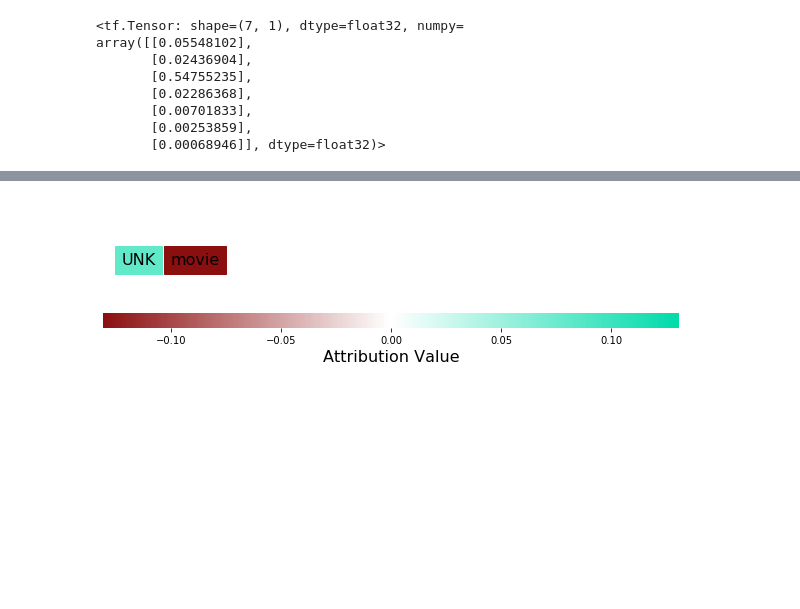
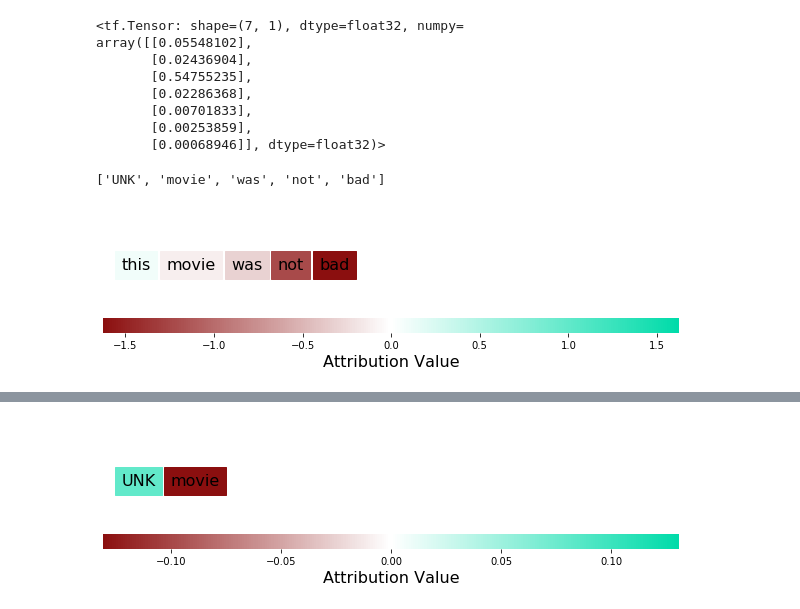
Before and after one commit to suinleelab/path_explain, a Jupyter notebook: examples/natural_language/sentiment_analysis/custom_sentences.ipynb, the cells around one changed output, grey strips where cells are left out. Saved outputs shown, nothing was run; the diff lists cells and outputs as text; code cells hidden in the pictures; blank space fills up the shorter version.

```diff
--- a/examples/natural_language/sentiment_analysis/custom_sentences.ipynb
+++ b/examples/natural_language/sentiment_analysis/custom_sentences.ipynb
@@ -78,6 +78,16 @@ interactions = explainer.interactions(inputs=embeddings,
                                       use_expectation=False,
                                       output_indices=0,
                                       verbose=True)
+# %%
+encoder.decode(ids_list[i]).split(' ')
+# %% [output]
+['UNK', 'movie', 'was', 'not', 'bad']
+# %%
+i = 1
+text_plot('this movie was not bad'.split(' '), attributions[i], include_legend=True)
+plt.savefig('movie_not_bad_cnn_text.pdf')
+# %% [output]
+[figure, added]
 # %%
 i = 1
 matrix_interaction_plot(interactions[i, ids_list[i] != 0][:, :5], encoder.decode(ids_list[i]).split(' '))
```
Also changed, not shown: parts of 3 cells of this notebook, 2 other files.
